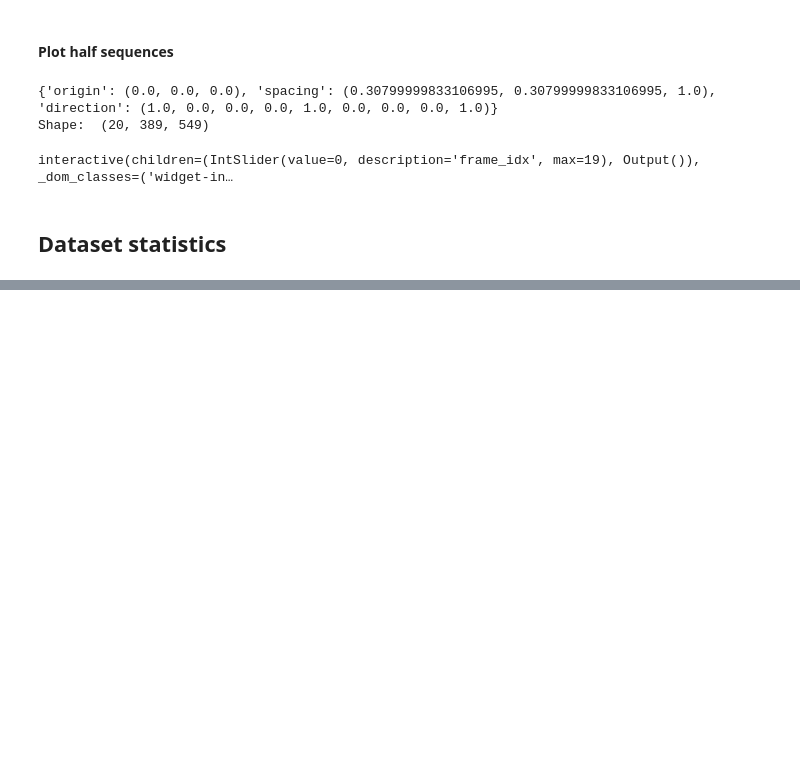
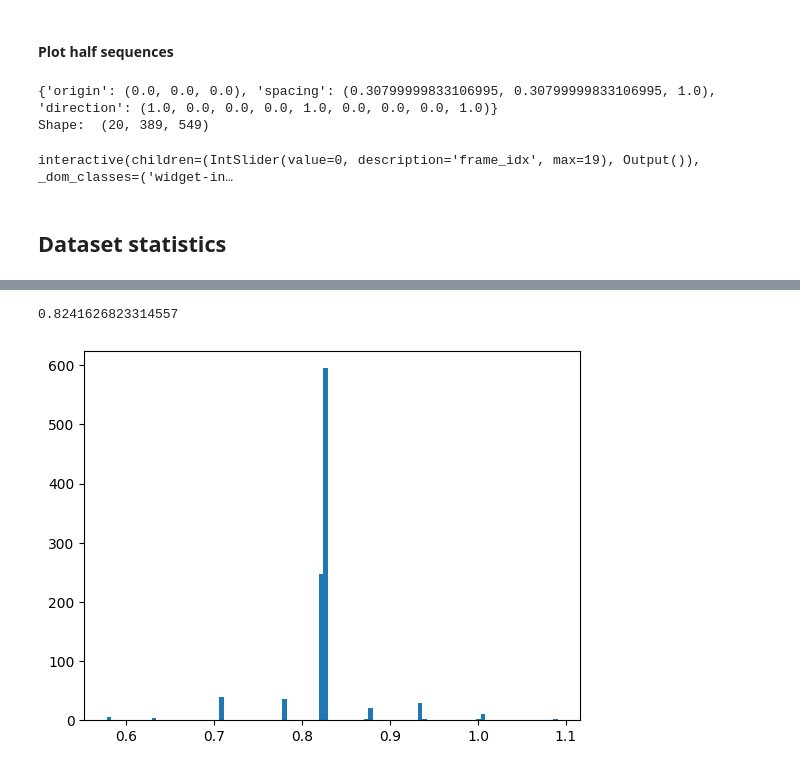
Before and after one commit to eriksalv/mamba-mic, a Jupyter notebook: notebooks/camus-eda.ipynb, the cells around one changed output, grey strips where cells are left out. Saved outputs shown, nothing was run; the diff lists cells and outputs as text; code cells hidden in the pictures; blank space fills up the shorter version.

```diff
--- a/notebooks/camus-eda.ipynb
+++ b/notebooks/camus-eda.ipynb
@@ -242,12 +212,8 @@ for patient_id in tqdm(range(1, 501)):
     gt_mask_pattern = "{patient_name}_{view}_{instant}_gt.nii.gz"
     for view in ["2CH", "4CH"]:
         for instant in ["ES"]:
-            image_path = patient_dir / image_pattern.format(
-                patient_name=patient_name, view=view, instant=instant
-            )
-            gt_mask_path = patient_dir / gt_mask_pattern.format(
-                patient_name=patient_name, view=view, instant=instant
-            )
+            image_path = patient_dir / image_pattern.format(patient_name=patient_name, view=view, instant=instant)
+            gt_mask_path = patient_dir / gt_mask_pattern.format(patient_name=patient_name, view=view, instant=instant)
             if not image_path.exists() or not gt_mask_path.exists():
                 logger.warning(f"Patient {patient_name} {view} {instant} not found")
                 continue
@@ -288,0 +267,8 @@ stats.head(10)
+# %%
+height_width_ratio = stats["height"] / stats["width"]
+print(height_width_ratio.mean())
+plt.hist(height_width_ratio, bins=100)
+plt.show()
+# %% [output]
+0.8241626823314557
+[figure, added]
```
Also changed, not shown: parts of 4 cells of this notebook, 5 other files.
